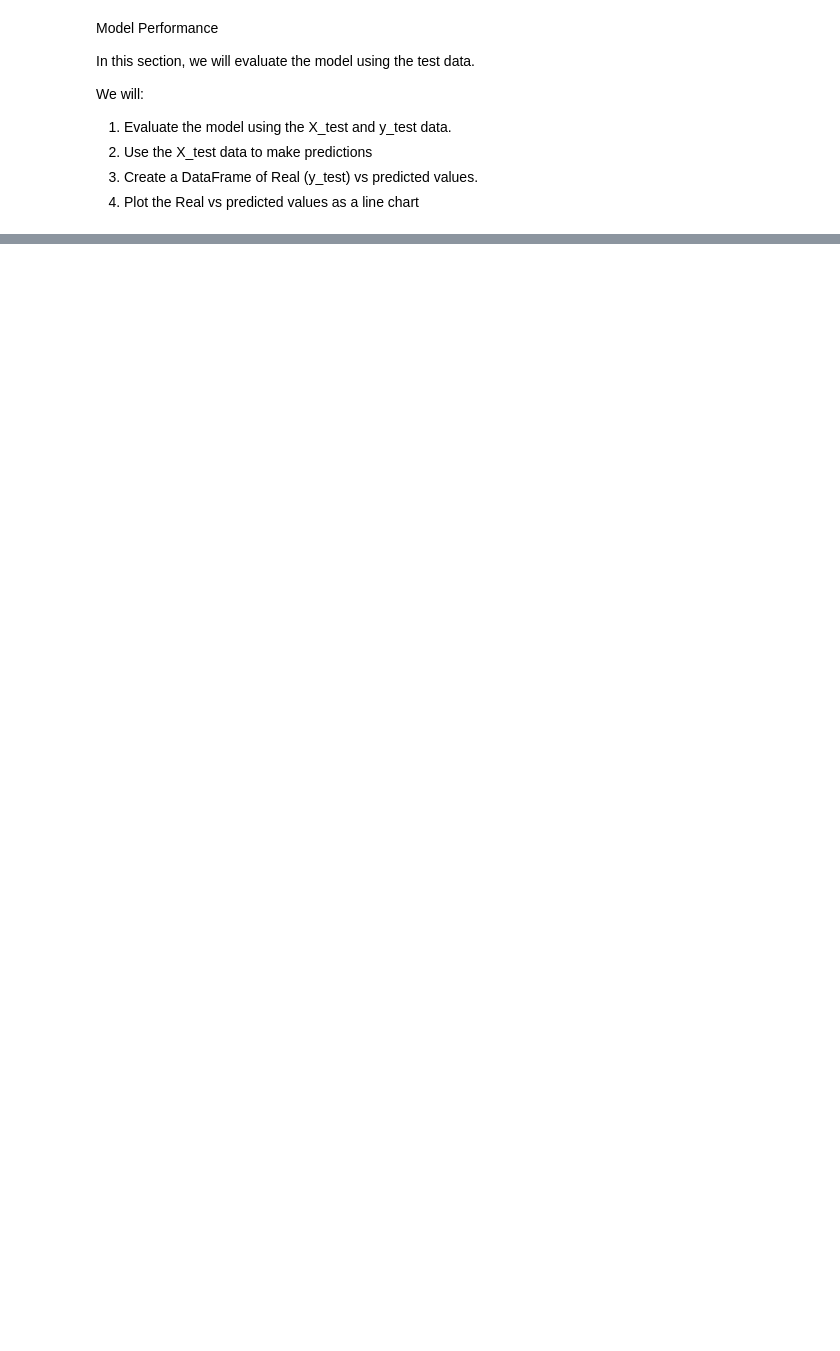
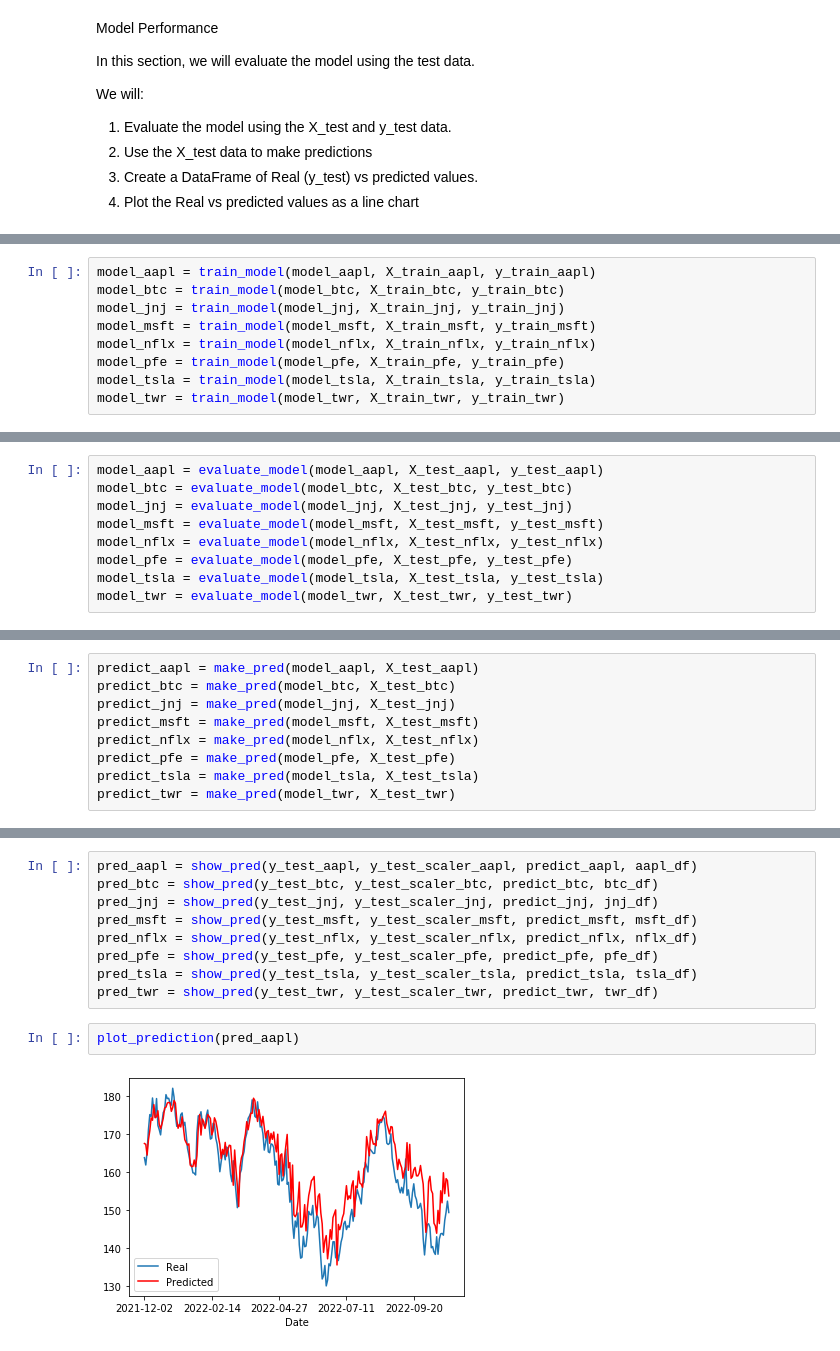
Before and after one commit to namir17/tweets-and-stocks, a Jupyter notebook: ML_models/LSTM.ipynb, the cells around one changed output, grey strips where cells are left out. Saved outputs shown, nothing was run; the diff lists cells and outputs as text; blank space fills up the shorter version.

Commit message:
Adjust and execute LSTM model for all datasets

```diff
--- a/ML_models/LSTM.ipynb
+++ b/ML_models/LSTM.ipynb
@@ -351,0 +406,9 @@ def plot_prediction(latest_df):
+# %%
+model_aapl = train_model(model_aapl, X_train_aapl, y_train_aapl)
+model_btc = train_model(model_btc, X_train_btc, y_train_btc)
+model_jnj = train_model(model_jnj, X_train_jnj, y_train_jnj)
+model_msft = train_model(model_msft, X_train_msft, y_train_msft)
+model_nflx = train_model(model_nflx, X_train_nflx, y_train_nflx)
+model_pfe = train_model(model_pfe, X_train_pfe, y_train_pfe)
+model_tsla = train_model(model_tsla, X_train_tsla, y_train_tsla)
+model_twr = train_model(model_twr, X_train_twr, y_train_twr)
@@ -351,0 +433,9 @@ def plot_prediction(latest_df):
+# %%
+model_aapl = evaluate_model(model_aapl, X_test_aapl, y_test_aapl)
+model_btc = evaluate_model(model_btc, X_test_btc, y_test_btc)
+model_jnj = evaluate_model(model_jnj, X_test_jnj, y_test_jnj)
+model_msft = evaluate_model(model_msft, X_test_msft, y_test_msft)
+model_nflx = evaluate_model(model_nflx, X_test_nflx, y_test_nflx)
+model_pfe = evaluate_model(model_pfe, X_test_pfe, y_test_pfe)
+model_tsla = evaluate_model(model_tsla, X_test_tsla, y_test_tsla)
+model_twr = evaluate_model(model_twr, X_test_twr, y_test_twr)
@@ -351,0 +451,9 @@ def plot_prediction(latest_df):
+# %%
+predict_aapl = make_pred(model_aapl, X_test_aapl)
+predict_btc = make_pred(model_btc, X_test_btc)
+predict_jnj = make_pred(model_jnj, X_test_jnj)
+predict_msft = make_pred(model_msft, X_test_msft)
+predict_nflx = make_pred(model_nflx, X_test_nflx)
+predict_pfe = make_pred(model_pfe, X_test_pfe)
+predict_tsla = make_pred(model_tsla, X_test_tsla)
+predict_twr = make_pred(model_twr, X_test_twr)
@@ -351,0 +486,13 @@ def plot_prediction(latest_df):
+# %%
+pred_aapl = show_pred(y_test_aapl, y_test_scaler_aapl, predict_aapl, aapl_df)
+pred_btc = show_pred(y_test_btc, y_test_scaler_btc, predict_btc, btc_df)
+pred_jnj = show_pred(y_test_jnj, y_test_scaler_jnj, predict_jnj, jnj_df)
+pred_msft = show_pred(y_test_msft, y_test_scaler_msft, predict_msft, msft_df)
+pred_nflx = show_pred(y_test_nflx, y_test_scaler_nflx, predict_nflx, nflx_df)
+pred_pfe = show_pred(y_test_pfe, y_test_scaler_pfe, predict_pfe, pfe_df)
+pred_tsla = show_pred(y_test_tsla, y_test_scaler_tsla, predict_tsla, tsla_df)
+pred_twr = show_pred(y_test_twr, y_test_scaler_twr, predict_twr, twr_df)
+# %%
+plot_prediction(pred_aapl)
+# %% [output]
+[figure, added]
```
Also changed, not shown: parts of 26 cells of this notebook.
